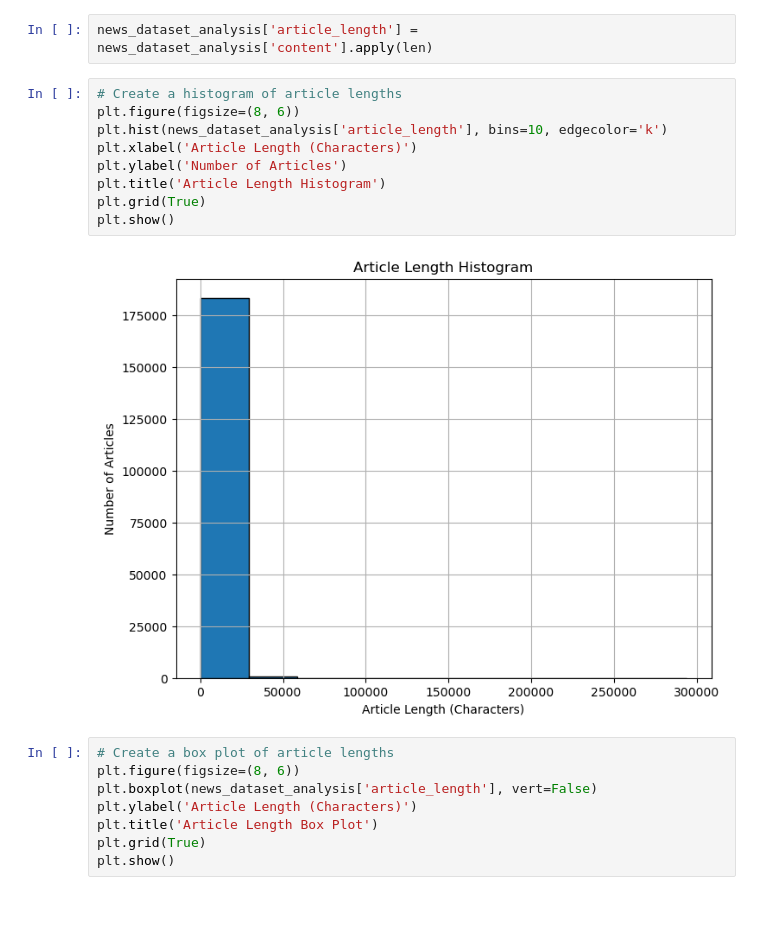
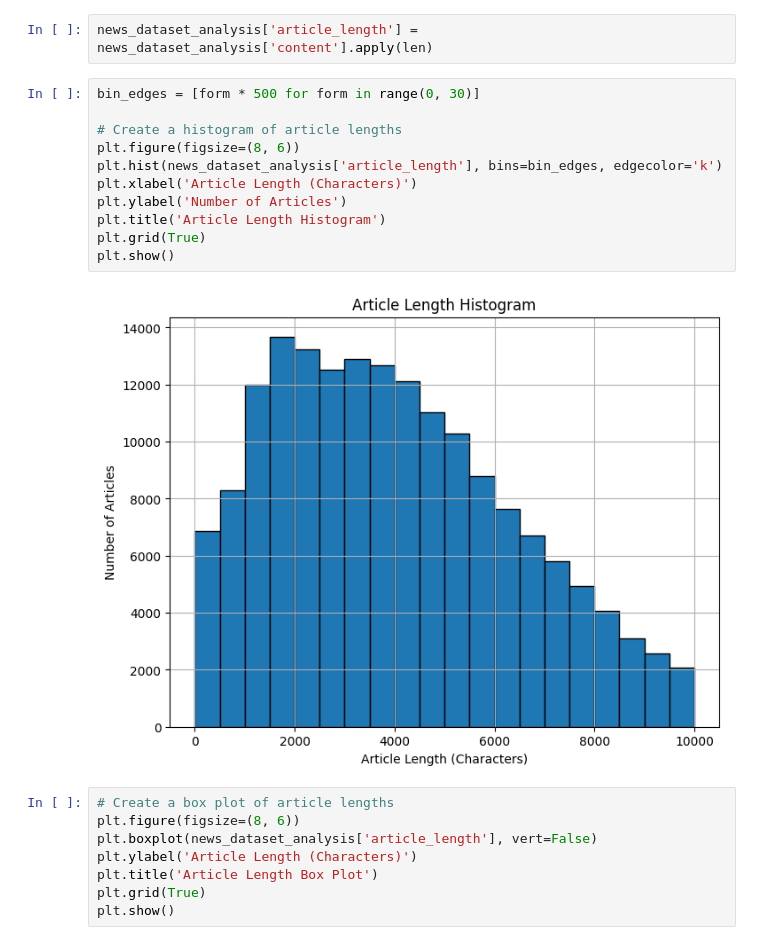
Before and after one commit to diogofonte/feup-pri, a Jupyter notebook: data_preparation/pipeline.ipynb, the cells around one changed output. Drawn from its saved outputs; the diff is of its cells as text; blank space fills up the shorter version.

Commit message:
upload diagrams

```diff
--- a/data_preparation/pipeline.ipynb
+++ b/data_preparation/pipeline.ipynb
@@ -329,16 +347,18 @@ plt.show()
 # %%
 news_dataset_analysis['article_length'] = news_dataset_analysis['content'].apply(len)
 # %%
+bin_edges = [form * 500 for form in range(0, 30)]
+
 # Create a histogram of article lengths
 plt.figure(figsize=(8, 6))
-plt.hist(news_dataset_analysis['article_length'], bins=10, edgecolor='k')
+plt.hist(news_dataset_analysis['article_length'], bins=bin_edges, edgecolor='k')
 plt.xlabel('Article Length (Characters)')
 plt.ylabel('Number of Articles')
 plt.title('Article Length Histogram')
 plt.grid(True)
 plt.show()
 # %% [output]
-[figure, old version]
+[figure, new version]
 # %%
 # Create a box plot of article lengths
 plt.figure(figsize=(8, 6))
```
Also changed, not shown: parts of 11 cells of this notebook, 2 other files.
